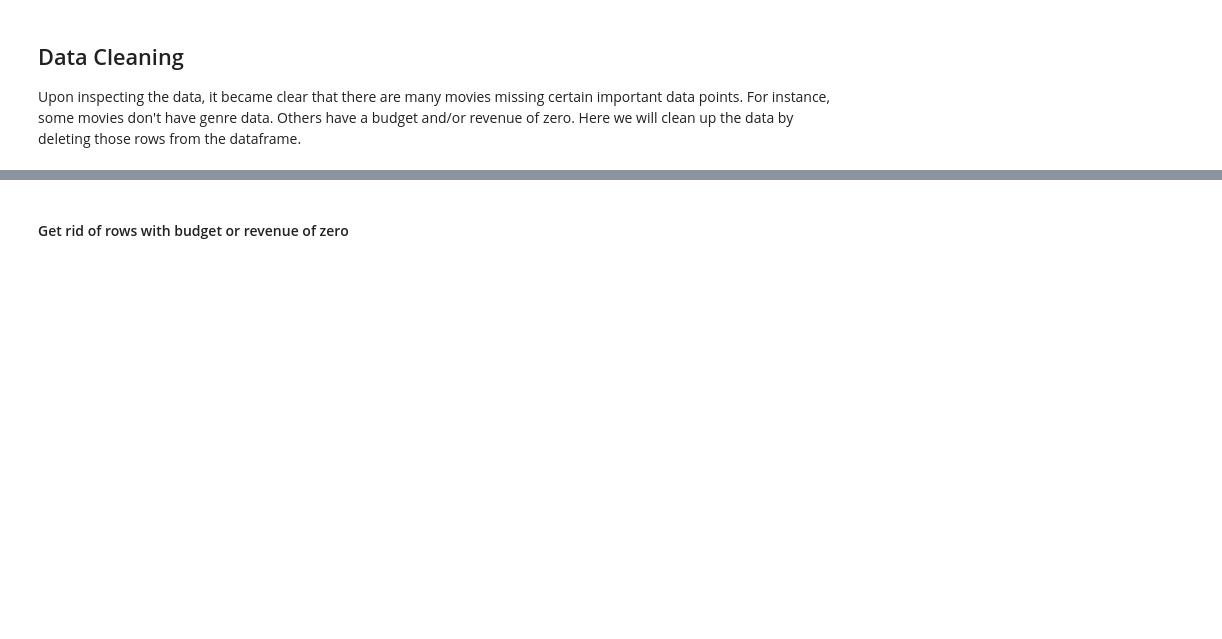
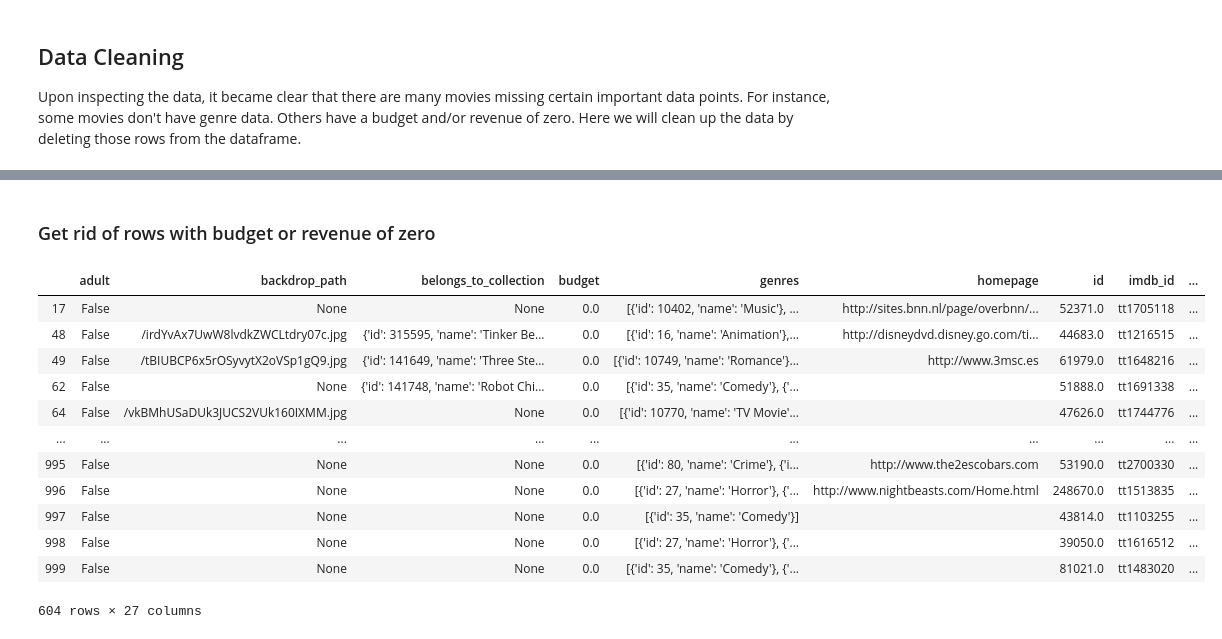
Before and after one commit to jhusney1/dsc-mod-1-project-v2-1-onl01-dtsc-ft-070620, a Jupyter notebook: student.ipynb, the cells around one changed output, grey strips where cells are left out. Cells and saved outputs as stored; diff of their text form; code cells hidden in the pictures; blank space fills up the shorter version.

```diff
--- a/student.ipynb
+++ b/student.ipynb
@@ -21,6 +21,6 @@ pysqldf = lambda q: sqldf(q, globals())
 from tqdm import tqdm
 # %%
 # Allowing pandas to display all info
-pd.set_option('display.max_rows', 1000)
-pd.set_option('display.max_columns', 1000)
+#pd.set_option('display.max_rows', 1000)
+#pd.set_option('display.max_columns', 1000)
 # %% [markdown]
@@ -83,3 +130,19 @@ df = df[~df['genres'].isna()]
 # %% [markdown]
-#### Get rid of rows with budget or revenue of zero
+### Get rid of rows with budget or revenue of zero
+# %%
+df[ df['budget'] == 0 ]
+# %% [output]
+|  | adult | backdrop_path | belongs_to_collection | budget | genres | homepage | id | imdb_id | ... |
+| 17 | False | None | None | 0.0 | [{'id': 10402, 'name': 'Music'}, ... | http://sites.bnn.nl/page/overbnn/... | 52371.0 | tt1705118 | ... |
+| 48 | False | /irdYvAx7UwW8lvdkZWCLtdry07c.jpg | {'id': 315595, 'name': 'Tinker Be... | 0.0 | [{'id': 16, 'name': 'Animation'},... | http://disneydvd.disney.go.com/ti... | 44683.0 | tt1216515 | ... |
+| 49 | False | /tBIUBCP6x5rOSyvytX2oVSp1gQ9.jpg | {'id': 141649, 'name': 'Three Ste... | 0.0 | [{'id': 10749, 'name': 'Romance'}... | http://www.3msc.es | 61979.0 | tt1648216 | ... |
+| 62 | False | None | {'id': 141748, 'name': 'Robot Chi... | 0.0 | [{'id': 35, 'name': 'Comedy'}, {'... |  | 51888.0 | tt1691338 | ... |
+| 64 | False | /vkBMhUSaDUk3JUCS2VUk160IXMM.jpg | None | 0.0 | [{'id': 10770, 'name': 'TV Movie'... |  | 47626.0 | tt1744776 | ... |
+| ... | ... | ... | ... | ... | ... | ... | ... | ... | ... |
+| 995 | False | None | None | 0.0 | [{'id': 80, 'name': 'Crime'}, {'i... | http://www.the2escobars.com | 53190.0 | tt2700330 | ... |
+| 996 | False | None | None | 0.0 | [{'id': 27, 'name': 'Horror'}, {'... | http://www.nightbeasts.com/Home.html | 248670.0 | tt1513835 | ... |
+| 997 | False | None | None | 0.0 | [{'id': 35, 'name': 'Comedy'}] |  | 43814.0 | tt1103255 | ... |
+| 998 | False | None | None | 0.0 | [{'id': 27, 'name': 'Horror'}, {'... |  | 39050.0 | tt1616512 | ... |
+| 999 | False | None | None | 0.0 | [{'id': 35, 'name': 'Comedy'}, {'... |  | 81021.0 | tt1483020 | ... |
+604 rows × 27 columns
 # %%
```
Also changed, not shown: parts of 29 cells of this notebook.
